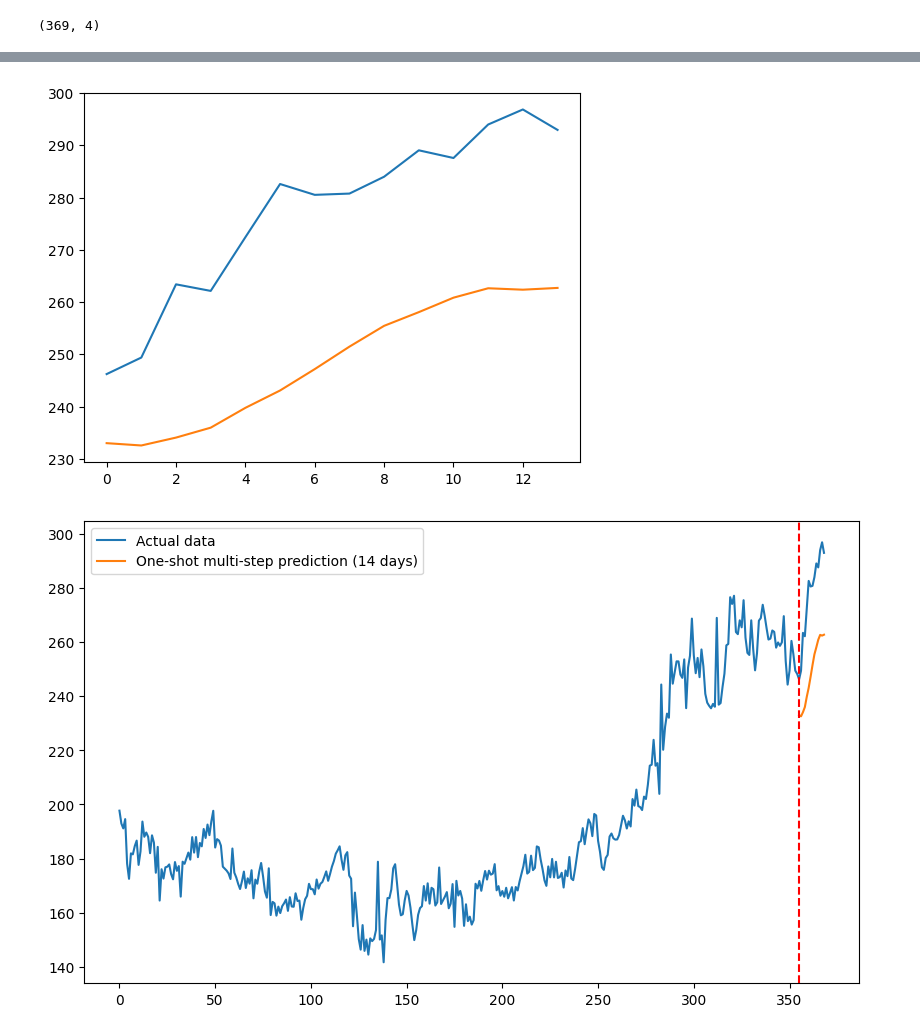
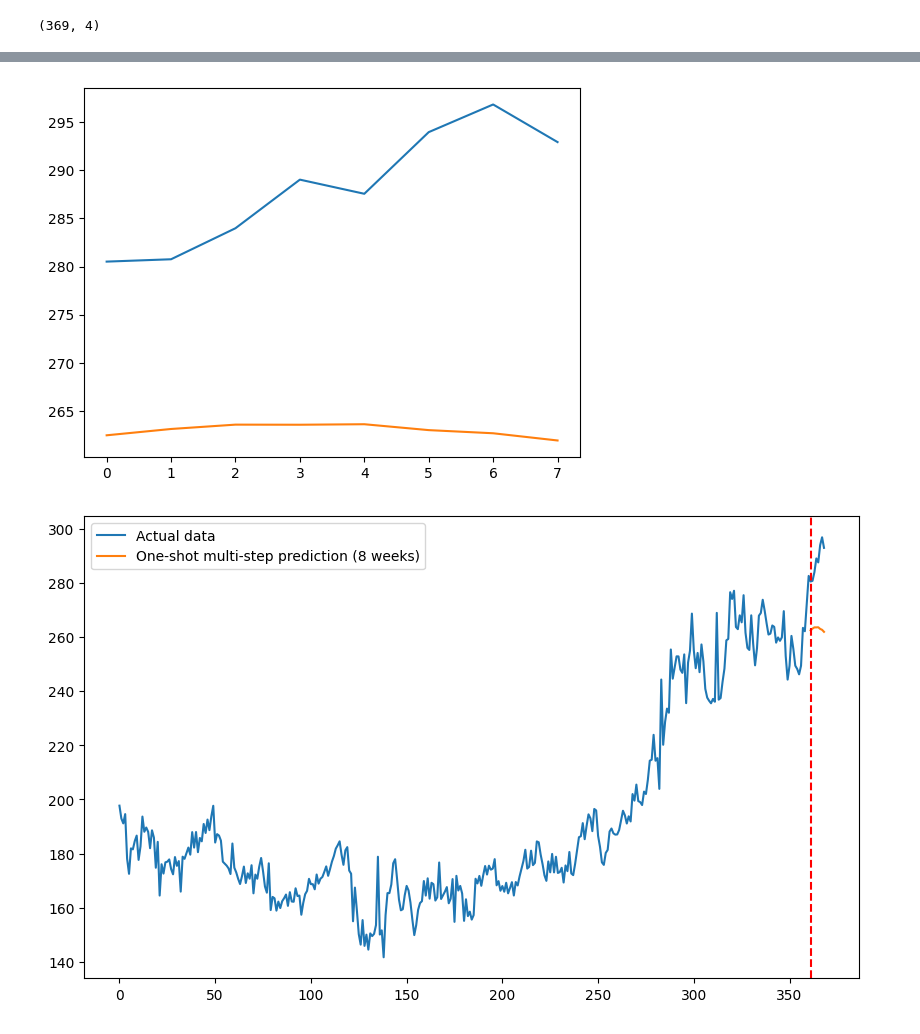
Before and after one commit to JBL168/beef_value_chain_project_spring_2025, a Jupyter notebook: models/lstm.ipynb, the cells around one changed output, grey strips where cells are left out. Drawn from its saved outputs; the diff is of its cells as text; code cells hidden in the pictures.

```diff
--- a/models/lstm.ipynb
+++ b/models/lstm.ipynb
@@ -65,7 +65,7 @@ def split_sequences(input_sequences, output_sequence, n_steps_in, n_steps_out):
         X.append(seq_x), y.append(seq_y)
     return np.array(X), np.array(y)
 
-steps_in, steps_out = 28, 14
+steps_in, steps_out = 16,8
 
 X_ss, y_mm = split_sequences(X_trans, y_trans, steps_in, steps_out)
 print(X_ss.shape, y_mm.shape)
@@ -274,15 +271,15 @@ plt.plot(test_predict, label="LSTM Predictions")
 plt.savefig("small_plot.png", dpi=300)
 plt.show();
 # %% [output]
-[figure, old version]
+[figure, new version]
 # %%
 plt.figure(figsize=(10,6)) #plotting
 a = [x for x in range(0, len(y))]
 plt.plot(a, y[0:], label='Actual data');
 c = [x for x in range(len(y)-steps_out, len(y))]
-plt.plot(c, test_predict, label=f'One-shot multi-step prediction ({steps_out} days)')
+plt.plot(c, test_predict, label=f'One-shot multi-step prediction ({steps_out} weeks)')
 plt.axvline(x=len(y)-steps_out, c='r', linestyle='--')
 plt.legend()
 plt.show()
 # %% [output]
-[figure, old version]
+[figure, new version]
```
Also changed, not shown: parts of 8 cells of this notebook, 2 other files.
